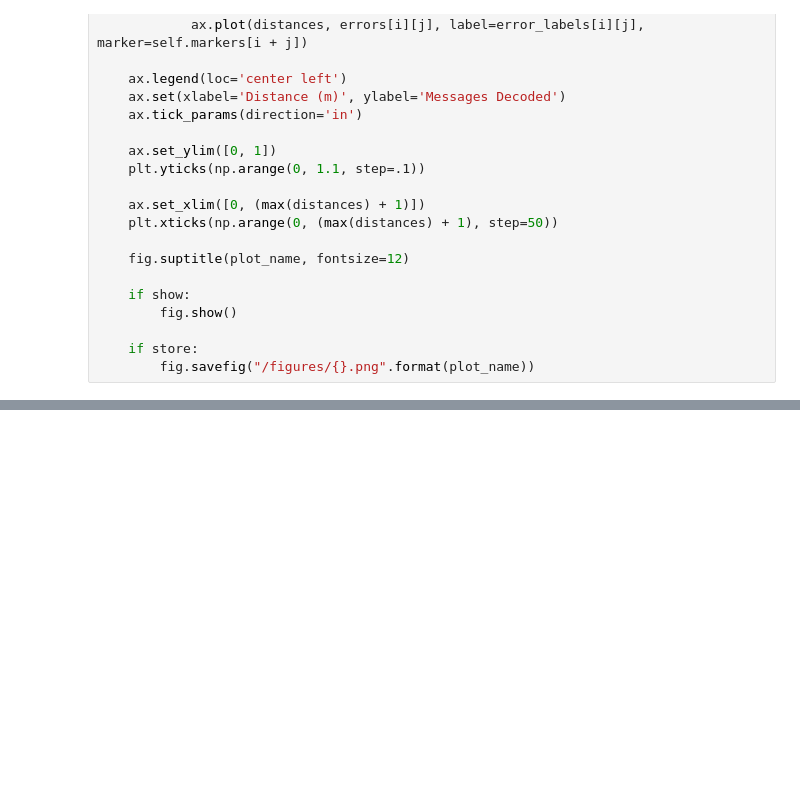
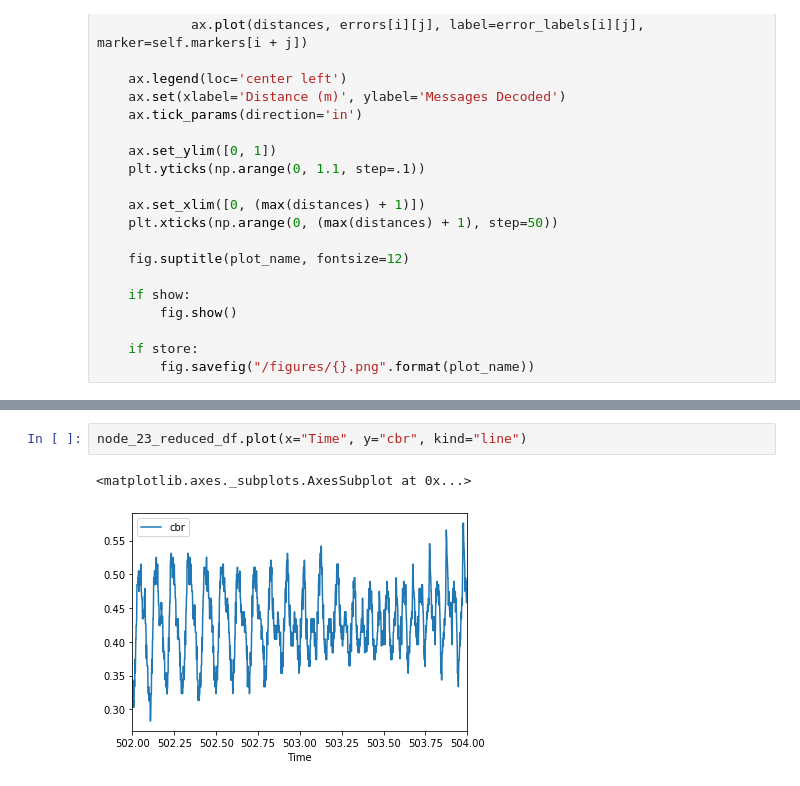
Before and after one commit to brianmc95/results-analysis, a Jupyter notebook: jupyter-notebooks/formal_graphs.ipynb, the cells around one changed output, grey strips where cells are left out. Drawn from its saved outputs; the diff is of its cells as text; blank space fills up the shorter version.

```diff
--- a/jupyter-notebooks/formal_graphs.ipynb
+++ b/jupyter-notebooks/formal_graphs.ipynb
@@ -125,0 +213,5 @@ for config in data:
+# %%
+node_23_reduced_df.plot(x="Time", y="cbr", kind="line")
+# %% [output]
+<matplotlib.axes._subplots.AxesSubplot at 0x...>
+[figure, added]
```
Also changed, not shown: parts of 42 cells of this notebook.
